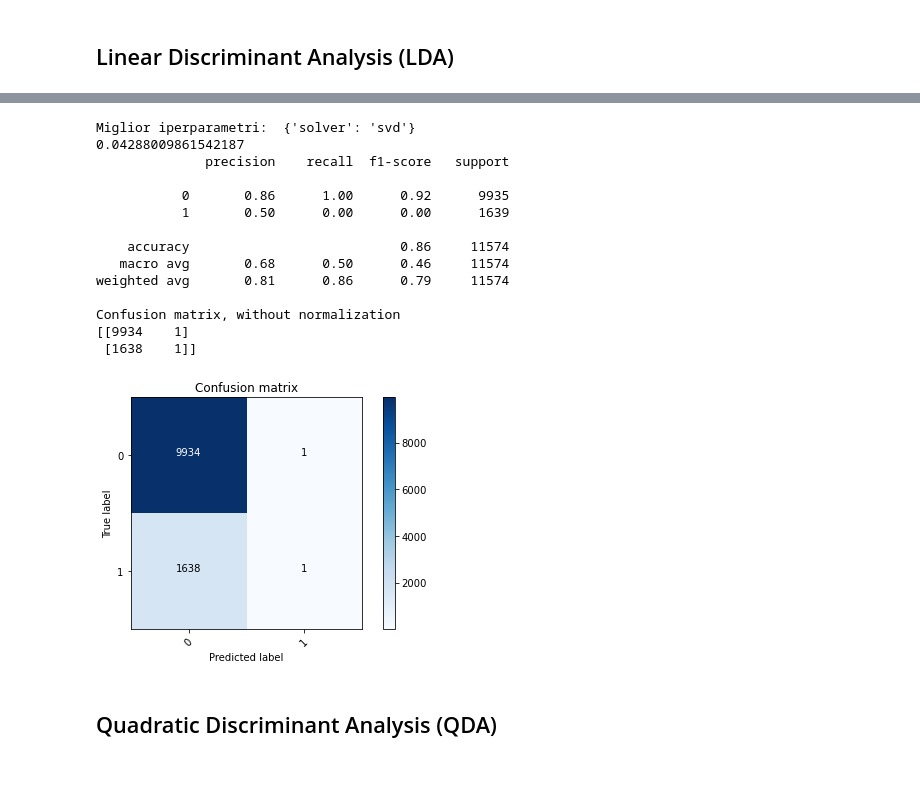
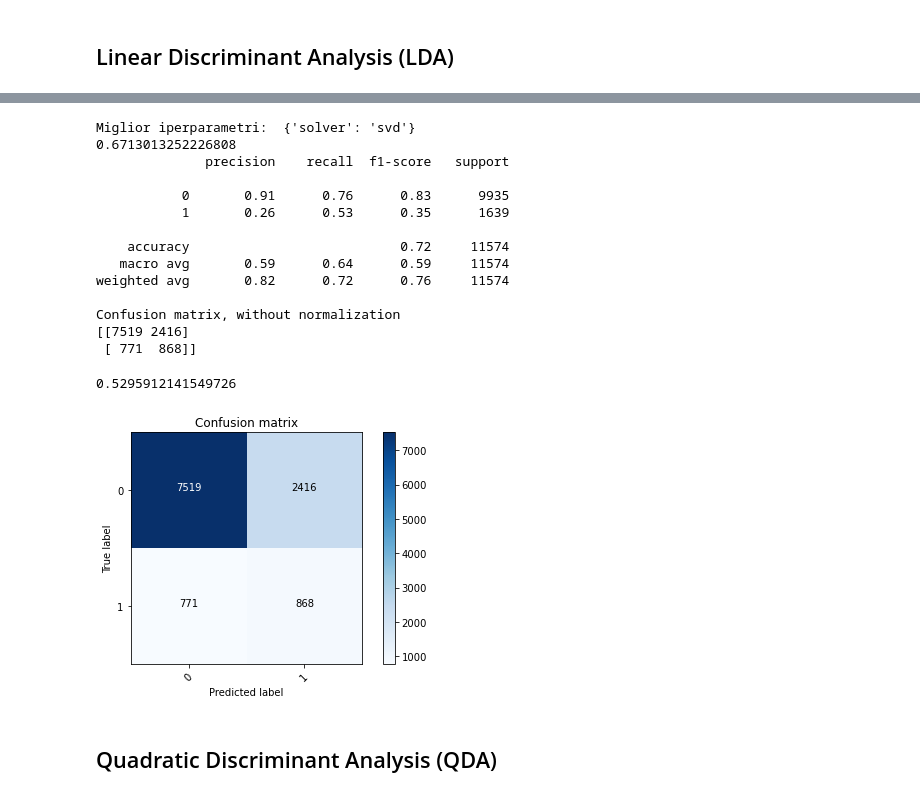
Before and after one commit to FabianoVeglianti/MachineLearningProject, a Jupyter notebook: loanRisk.ipynb, the cells around one changed output, grey strips where cells are left out. Saved outputs shown, nothing was run; the diff lists cells and outputs as text; code cells hidden in the pictures.

```diff
--- a/loanRisk.ipynb
+++ b/loanRisk.ipynb
@@ -774,0 +790,7 @@ X.head()
+# %%
+#CODICE COMUNE AI FEATURE SELECTION METHODS
+
+#featureSelector.fit(train_x, train_y) #TODO passare train_y.loan_status anziché train_y
+dataCleaner.set_featureSelector(featureSelector)
+#train_x = dataCleaner.applyFeatureSelection(train_x)
+train_x.shape
@@ -775,2 +843,3 @@ X.head()
 # %%
 test_x, test_y = dataCleaner.cleanData(raw_test_x, raw_test_y)
+train_x, train_y = dataCleaner.cleanData(raw_train_x, raw_train_y)
@@ -873,8 +1002,8 @@ weighted avg       0.02      0.14      0.04     11574
 # -------------------------------------------------------------------
 myclassifier = LogisticRegression(solver='liblinear')
 params = {'penalty':['l1','l2'],
-          'C':[1, 10, 100, 1000]}
+          'C':[0.1, 1, 10]}
 
-gscv_lr = GridSearchCV(myclassifier, param_grid=params, scoring=metric, cv=n_folds, refit=True, n_jobs=-1)
+gscv_lr = GridSearchCV(myclassifier, param_grid=params, scoring='recall', cv=n_folds, refit=True, n_jobs=-1)
 
-gscv_lr.fit(train_x, train_y)
+gscv_lr.fit(train_x, train_y.loan_status)
@@ -902,11 +1058,11 @@ Confusion matrix, without normalization
 # SVM
 # -------------------------------------------------------------------
 myclassifier = svm.SVC()
-params = {'kernel': ['rbf'], 'gamma':[1e-1, 1e-3, 1e-5], 'C':[1,10,100,1000,10000], 'probability':[True],
-            'class_weight':['balanced'], 'tol':[1e-2, 1e-3, 1e-4], 'random_state':[0]}
+params = {'kernel': ['rbf'], 'gamma':[1e-3], 'C':[1], 'probability':[True],
+            'class_weight':['balanced'], 'tol':[ 1e-4], 'random_state':[0]}
 
 n_folds = 5
 gscv_svm = GridSearchCV(myclassifier, param_grid=params, scoring=metric, cv=n_folds, refit=True, n_jobs=-1)
 
-gscv_svm.fit(train_x, train_y)
+#gscv_svm.fit(train_x, train_y)
 # %%
@@ -925,21 +1108,23 @@ gscv_lda.fit(train_x, train_y)
 # %%
 plot_classifier_results(gscv_lda, test_x, test_y)
+recall_score(test_y, gscv_lda.predict(test_x))
 # %% [output]
 Miglior iperparametri:  {'solver': 'svd'}
-0.04288009861542187
+0.6713013252226808
               precision    recall  f1-score   support
 
-           0       0.86      1.00      0.92      9935
-           1       0.50      0.00      0.00      1639
+           0       0.91      0.76      0.83      9935
+           1       0.26      0.53      0.35      1639
 
-    accuracy                           0.86     11574
-   macro avg       0.68      0.50      0.46     11574
-weighted avg       0.81      0.86      0.79     11574
+    accuracy                           0.72     11574
+   macro avg       0.59      0.64      0.59     11574
+weighted avg       0.82      0.72      0.76     11574
 
 Confusion matrix, without normalization
-[[9934    1]
- [1638    1]]
+[[7519 2416]
+ [ 771  868]]
+0.5295912141549726
-[figure, old version]
+[figure, new version]
 # %% [markdown]
 ## Quadratic Discriminant Analysis (QDA)
 # %%
```
Also changed, not shown: parts of 53 cells of this notebook, 2 other files.
